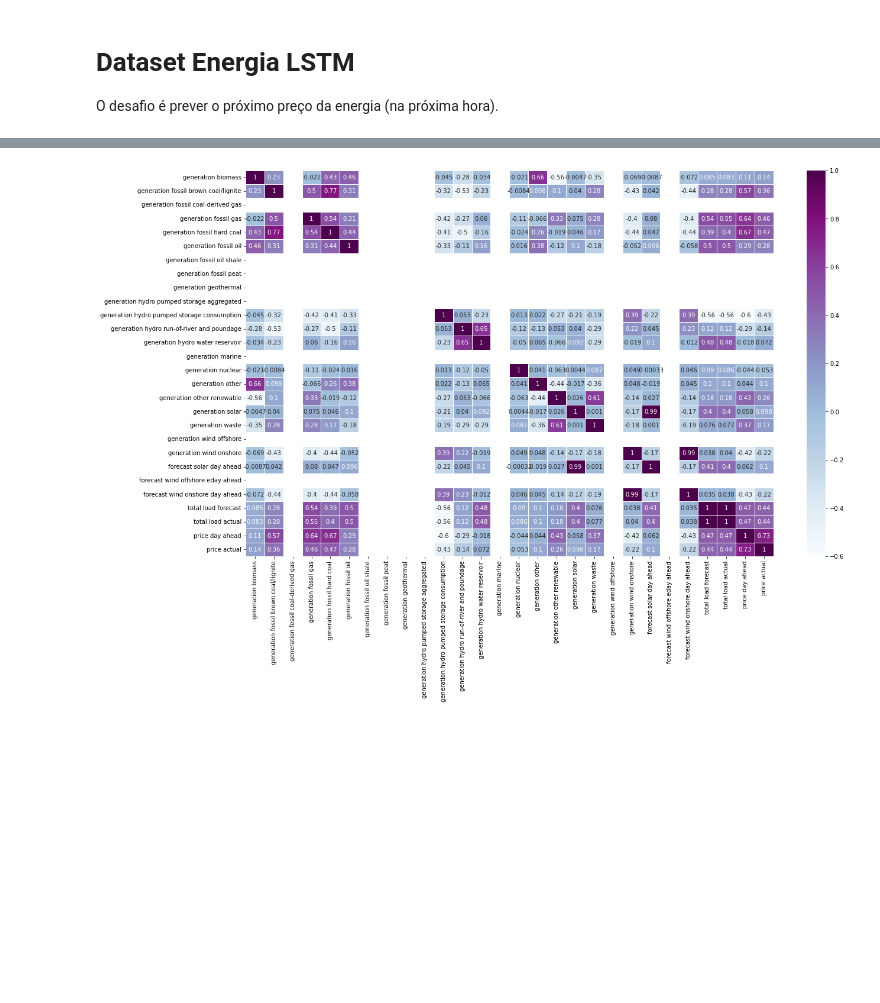
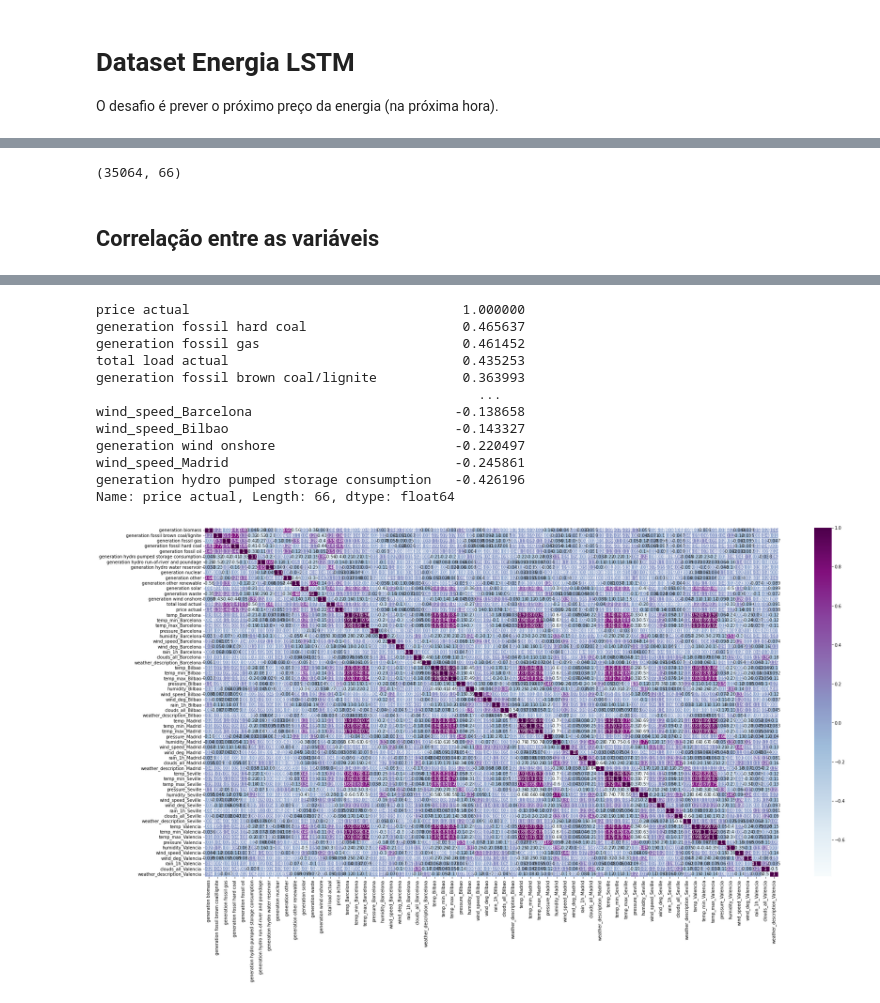
Before and after one commit to Jefersonnnn/series_temporais, a Jupyter notebook: ex_dados_temporais_energia.ipynb, the cells around one changed output, grey strips where cells are left out. Cells and saved outputs as stored; diff of their text form; code cells hidden in the pictures; blank space fills up the shorter version.

```diff
--- a/ex_dados_temporais_energia.ipynb
+++ b/ex_dados_temporais_energia.ipynb
@@ -28,0 +352,4 @@ data_energia.head()
+# %%
+# Removendo linhas duplicadas
+data_clima.drop_duplicates(subset=['time', 'city_name'], keep='first', inplace=True)
+data_clima.set_index('time', inplace=True) # Setando o index como time
@@ -29,3 +372,8 @@ data_energia.head()
+# %%
+# Aplicando lqbel encoding na variável "weather_description"
+from sklearn.preprocessing import LabelEncoder
+le = LabelEncoder()
+data_clima['weather_description'] = le.fit_transform(data_clima['weather_description'])
 # %%
 data_clima.head()
 # %% [output]
@@ -39,0 +389,12 @@ data_clima.head()
+# %%
+# Criando 5 datasets distintos (um para cada cidade):
+df1, df2, df3, df4, df5 = [x for _, x in data_clima.groupby('city_name')] # x é o dataset agrupado da cidade e _ é o nome da cidade
+datasets_clima = [df1, df2, df3, df4, df5]
+# %%
+dataset_final = data_energia.copy()
+
+for df in datasets_clima:
+    nome_cidade = str(df['city_name'][0]).replace("'", "").replace(" ", "") # Eliminando as aspas e espaços
+    df = df.add_suffix(f'_{nome_cidade}') # Adicionando o nome da cidade ao final do nome das colunas
+    dataset_final = dataset_final.merge(df, on='time') # Juntando os datasets
+    dataset_final = dataset_final.drop([f'city_name_{nome_cidade}'], axis=1) # Removendo a coluna "city_name"
@@ -168,9 +419,15 @@ dtype: int64
+# %%
+dataset_final.shape
+# %% [output]
+(35064, 66)
+# %% [markdown]
+## Correlação entre as variáveis
 # %%
 # Correlação entre as colunas do dataset energia
-display(data_energia.corr())
+display(dataset_final.corr(method='pearson')['price actual'].sort_values(ascending=False))
 
 # Heatmap das correlações
-plt.figure(figsize=(20,12))
-sns.heatmap(data_energia.corr(), annot=True, cmap='BuPu', linewidths=0.5)
+plt.figure(figsize=(30,15))
+sns.heatmap(dataset_final.corr(method='pearson'), annot=True, cmap='BuPu', linewidths=0.5)
 plt.show()
 # %% [output]
@@ -194 +434,13 @@ plt.show()
+price actual                                   1.000000
+generation fossil hard coal                    0.465637
+generation fossil gas                          0.461452
+total load actual                              0.435253
+generation fossil brown coal/lignite           0.363993
+                                                 ...
+wind_speed_Barcelona                          -0.138658
+wind_speed_Bilbao                             -0.143327
+generation wind onshore                       -0.220497
+wind_speed_Madrid                             -0.245861
+generation hydro pumped storage consumption   -0.426196
+Name: price actual, Length: 66, dtype: float64
-[figure, old version]
+[figure, new version]
```
Also changed, not shown: parts of 43 cells of this notebook.
